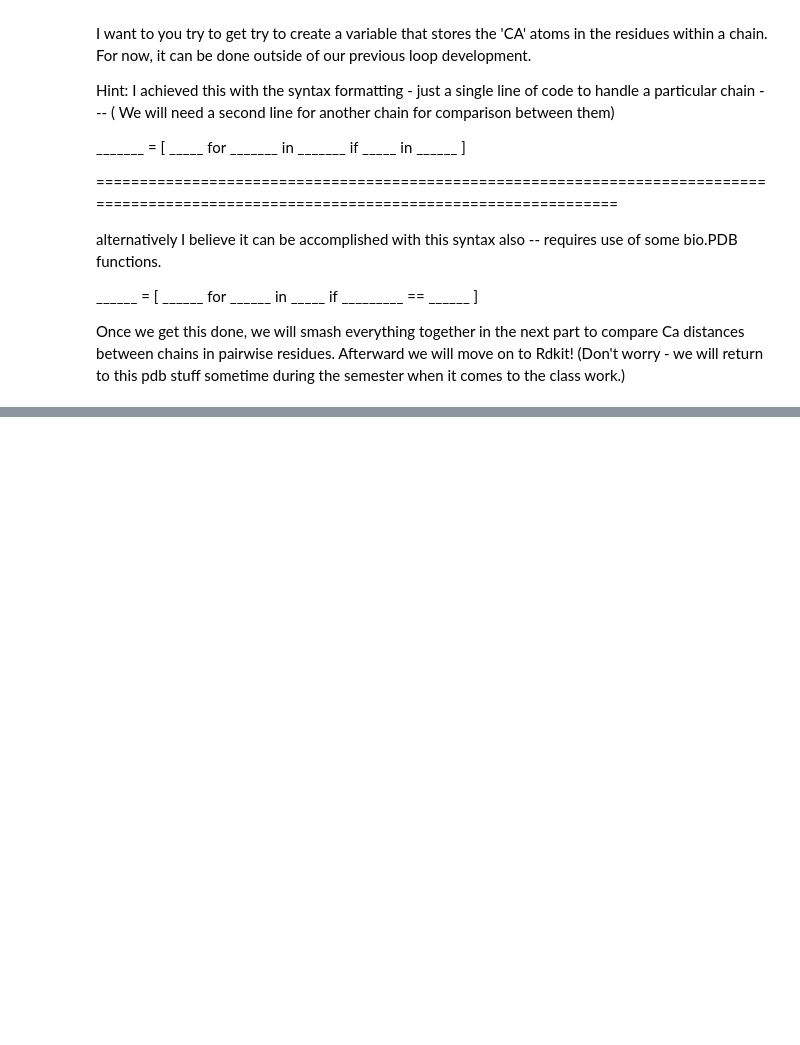
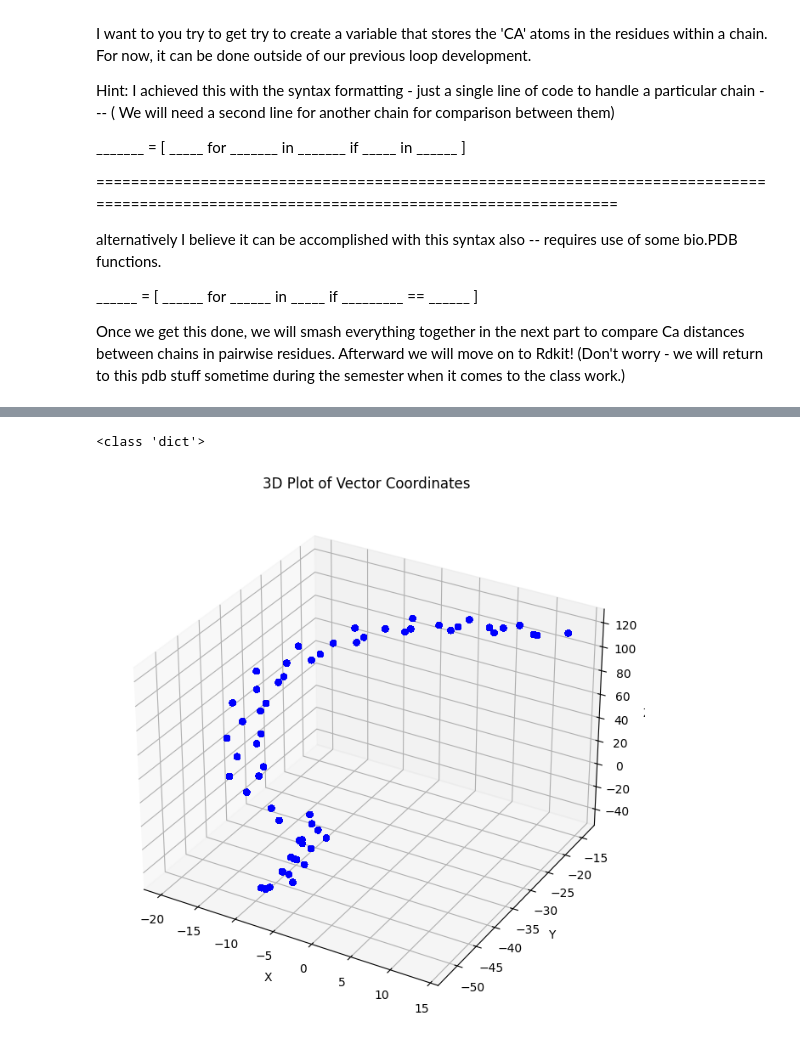
Before and after one commit to Nadorsey6624/Dr.Wang_pr, a Jupyter notebook: NewPRJ-Copy1.ipynb, the cells around one changed output, grey strips where cells are left out. Saved outputs shown, nothing was run; the diff lists cells and outputs as text; code cells hidden in the pictures; blank space fills up the shorter version.

Commit message:
Update NewPRJ-Copy1.ipynb
plotting the vectors of the C alpa distance in 3d

```diff
--- a/NewPRJ-Copy1.ipynb
+++ b/NewPRJ-Copy1.ipynb
@@ -182,0 +209,37 @@ print(t[key])
+# %%
+print(type(t))
+# %% [output]
+<class 'dict'>
+# %%
+from mpl_toolkits import mplot3d
+import matplotlib.pyplot as plt
+
+
+x_coords = []
+y_coords = []
+z_coords = []
+
+
+for key, value_list in t.items():
+	for vector_tuple in value_list:
+		vector_a = vector_tuple[0]
+		x_coords.append(vector_a[0])
+		y_coords.append(vector_a[1])
+		z_coords.append(vector_a[2])
+
+
+fig = plt.figure(figsize=(10, 8))
+ax = fig.add_subplot(111, projection='3d')
+
+
+ax.scatter(x_coords, y_coords, z_coords, c='blue', marker='o', alpha=0.6)
+
+
+ax.set_xlabel('X')
+ax.set_ylabel('Y')
+ax.set_zlabel('Z')
+ax.set_title('3D Plot of Vector Coordinates')
+
+plt.show()
+# %% [output]
+[figure, added]
```
Also changed, not shown: parts of 5 cells of this notebook.
